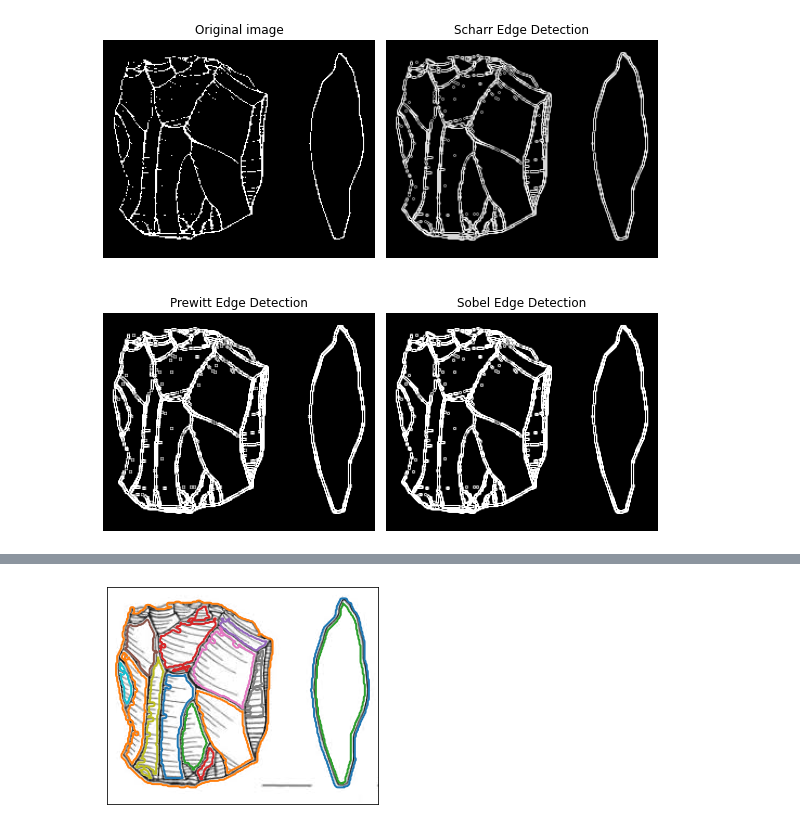
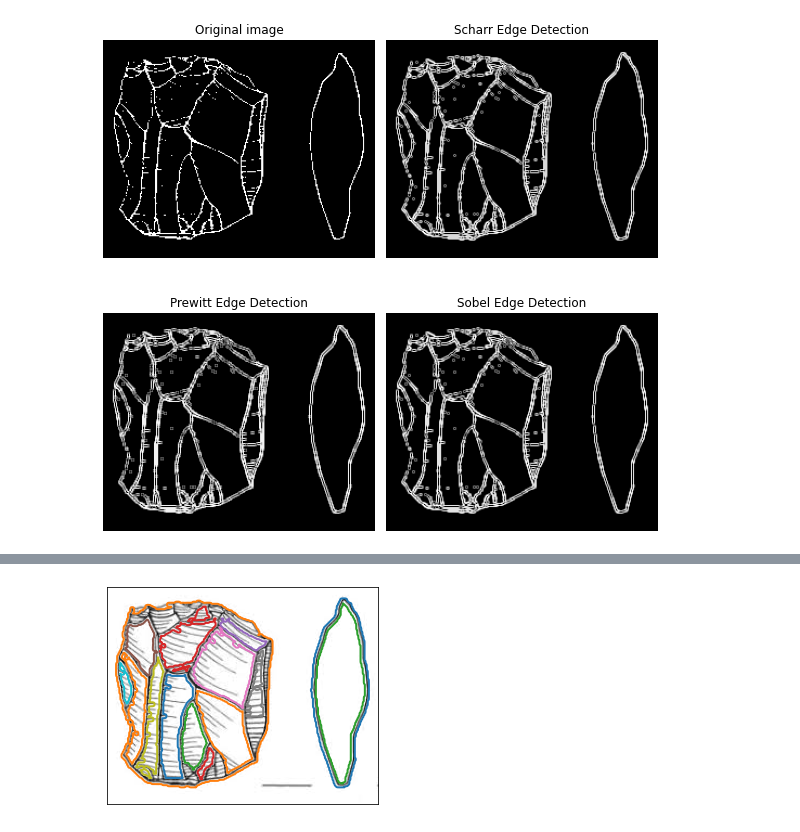
Before and after one commit to alan-turing-institute/Palaeoanalytics, a Jupyter notebook: notebooks/exploration/simple_edge_detection.ipynb, the cells around one changed output, grey strips where cells are left out. Cells and saved outputs as stored; diff of their text form; code cells hidden in the pictures.

```diff
--- a/notebooks/exploration/simple_edge_detection.ipynb
+++ b/notebooks/exploration/simple_edge_detection.ipynb
@@ -38,9 +75,8 @@ image = skimage.io.imread(fname=filename, as_gray=True)
 # %%
 thresh = threshold_minimum(image)
-#thresh = threshold_mean(image)
+thresh = thresh + thresh*0.2
 
-binary = image < thresh + thresh*0.2
-#binary = image < thresh
+binary = image < thresh
 
 fig, axes = plt.subplots(ncols=3, figsize=(16, 5))
 ax = axes.ravel()
@@ -66,35 +113,33 @@ plt.show()
 # %%
 from skimage.util import compare_images
 import numpy as np
-# Creating a rotation-invariant image with different spatial frequencies.
-image_rot = binary
 
-edge_sobel = filters.sobel(image_rot)
-edge_scharr = filters.scharr(image_rot)
-edge_prewitt = filters.prewitt(image_rot)
 
+edge_sobel = filters.sobel(binary)
+edge_scharr = filters.scharr(binary)
+edge_prewitt = filters.prewitt(binary)
 
 
 fig, axes = plt.subplots(nrows=2, ncols=2, sharex=True, sharey=True,
                          figsize=(8, 8))
 axes = axes.ravel()
 
-axes[0].imshow(image_rot, cmap=plt.cm.gray)
+axes[0].imshow(binary, cmap=plt.cm.gray)
 axes[0].set_title('Original image')
 
 axes[1].imshow(edge_scharr, cmap=plt.cm.gray)
 axes[1].set_title('Scharr Edge Detection')
 
-axes[2].imshow(edge_prewitt, cmap=plt.cm.gray, vmax=max_diff)
+axes[2].imshow(edge_prewitt, cmap=plt.cm.gray)
 axes[2].set_title('Prewitt Edge Detection')
 
-axes[3].imshow(edge_sobel, cmap=plt.cm.gray, vmax=max_diff)
+axes[3].imshow(edge_sobel, cmap=plt.cm.gray)
 axes[3].set_title('Sobel Edge Detection')
 
 for ax in axes:
     ax.axis('off')
 
 plt.tight_layout()
 plt.show()
 # %% [output]
-[figure, old version]
+[figure, new version]
```
Also changed, not shown: parts of 26 cells of this notebook.
